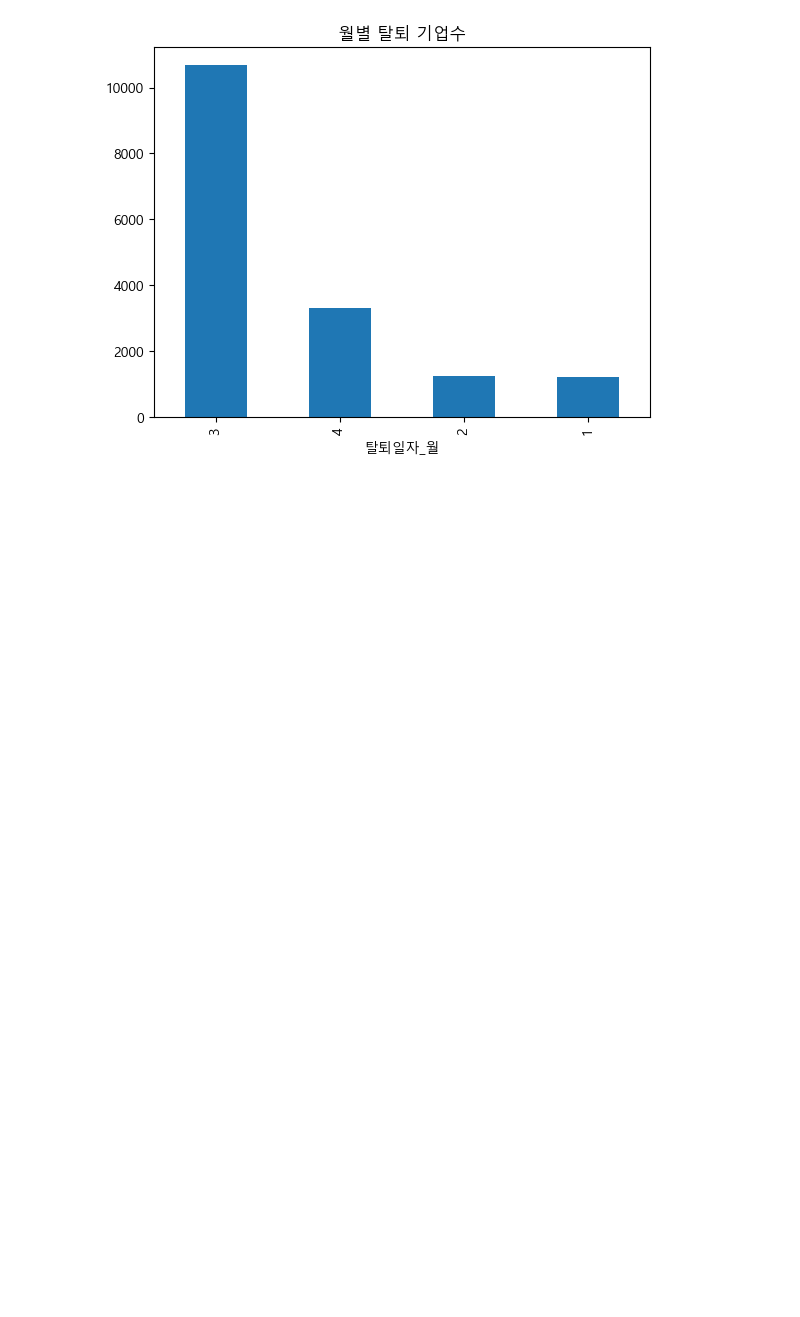
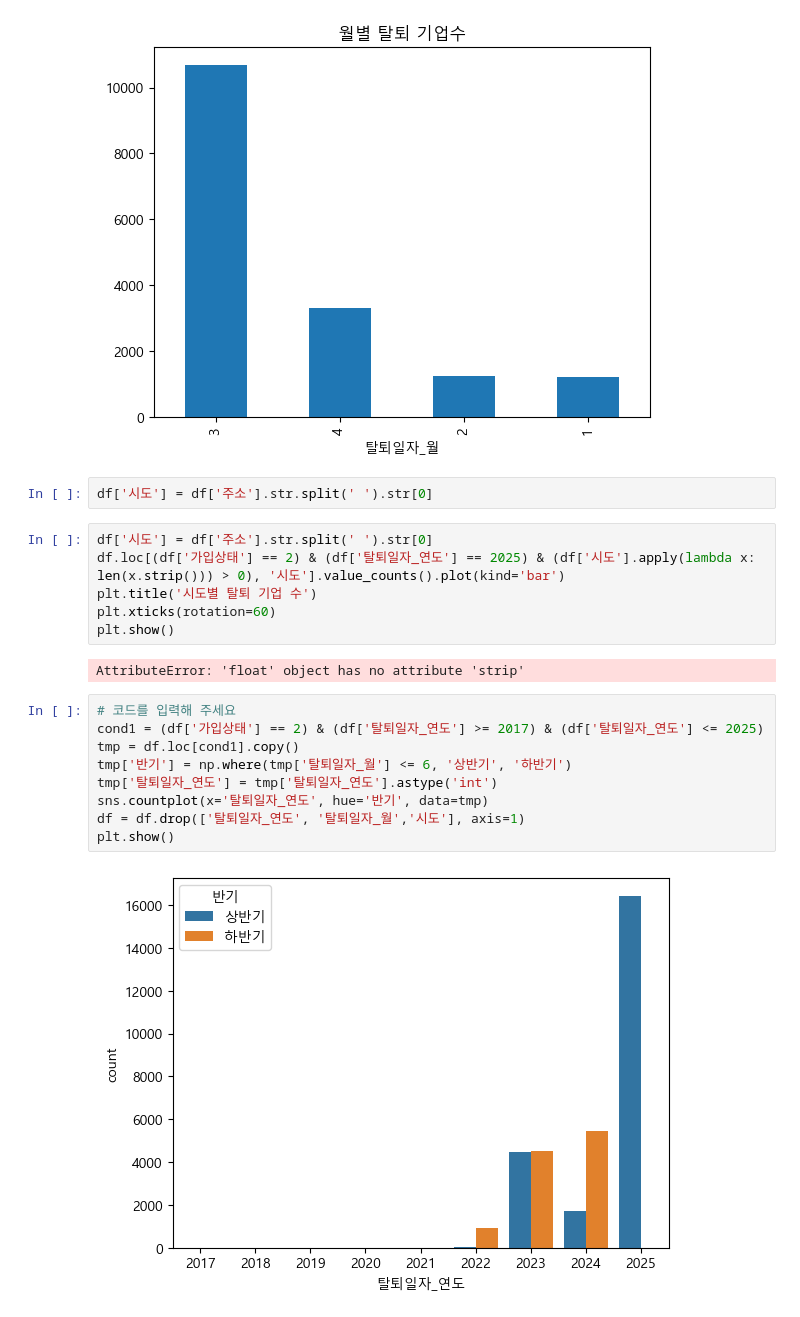
Before and after one commit to kit-lec/NLP2501_LangChain, a Jupyter notebook: Lec_Streamlit/08-nps-company.ipynb, the cells around one changed output. Cells and saved outputs as stored; diff of their text form; blank space fills up the shorter version.

```diff
--- a/Lec_Streamlit/08-nps-company.ipynb
+++ b/Lec_Streamlit/08-nps-company.ipynb
@@ -177,3 +177,24 @@ plt.title('월별 탈퇴 기업수')
 plt.show()
 # %% [output]
 [figure]
+# %%
+df['시도'] = df['주소'].str.split(' ').str[0]
+# %%
+df['시도'] = df['주소'].str.split(' ').str[0]
+df.loc[(df['가입상태'] == 2) & (df['탈퇴일자_연도'] == 2025) & (df['시도'].apply(lambda x: len(x.strip())) > 0), '시도'].value_counts().plot(kind='bar')
+plt.title('시도별 탈퇴 기업 수')
+plt.xticks(rotation=60)
+plt.show()
+# %% [output]
+AttributeError: 'float' object has no attribute 'strip'
+# %%
+# 코드를 입력해 주세요
+cond1 = (df['가입상태'] == 2) & (df['탈퇴일자_연도'] >= 2017) & (df['탈퇴일자_연도'] <= 2025)
+tmp = df.loc[cond1].copy()
+tmp['반기'] = np.where(tmp['탈퇴일자_월'] <= 6, '상반기', '하반기')
+tmp['탈퇴일자_연도'] = tmp['탈퇴일자_연도'].astype('int')
+sns.countplot(x='탈퇴일자_연도', hue='반기', data=tmp)
+df = df.drop(['탈퇴일자_연도', '탈퇴일자_월','시도'], axis=1)
+plt.show()
+# %% [output]
+[figure, added]
```
Also changed, not shown: parts of 22 cells of this notebook, 2 other files.
